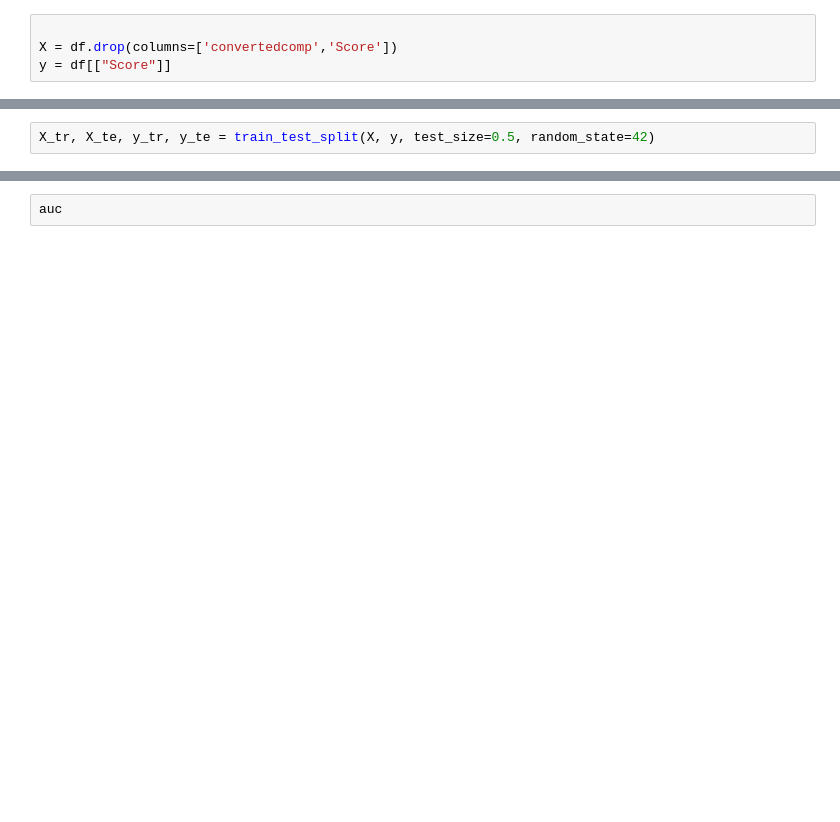
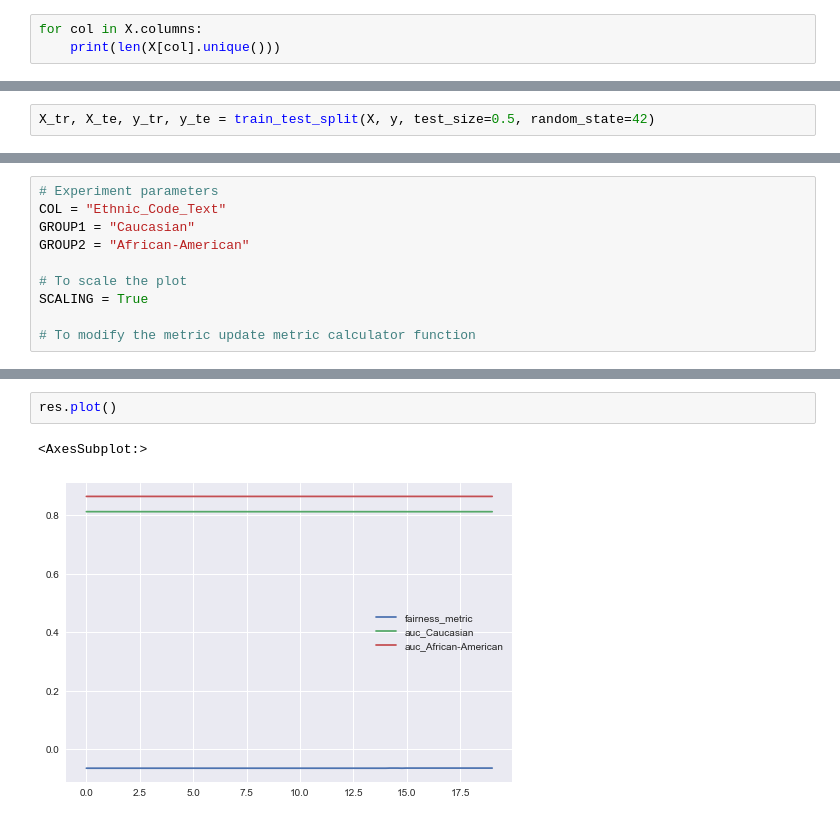
Before and after one commit to cmougan/FairEncoder, a Jupyter notebook: Vanilla.ipynb, the cells around one changed output, grey strips where cells are left out. Saved outputs shown, nothing was run; the diff lists cells and outputs as text; blank space fills up the shorter version.

```diff
--- a/Vanilla.ipynb
+++ b/Vanilla.ipynb
@@ -53,4 +81,3 @@ df = df.fillna(df.mean())
-# %%
-
-X = df.drop(columns=['convertedcomp','Score'])
-y = df[["Score"]]
+# %%
+for col in X.columns:
+    print(len(X[col].unique()))
@@ -88,0 +177,10 @@ def auc_group(model, data, y_true, dicc, group: str = "", min_samples: int = 500
+# %%
+# Experiment parameters
+COL = "Ethnic_Code_Text"
+GROUP1 = "Caucasian"
+GROUP2 = "African-American"
+
+# To scale the plot
+SCALING = True
+
+# To modify the metric update metric calculator function
@@ -179,2 +230,5 @@ TypeError: '<' not supported between instances of 'int' and 'NoneType'
-# %%
-auc
+# %%
+res.plot()
+# %% [output]
+<AxesSubplot:>
+[figure, added]
```
Also changed, not shown: parts of 12 cells of this notebook.
